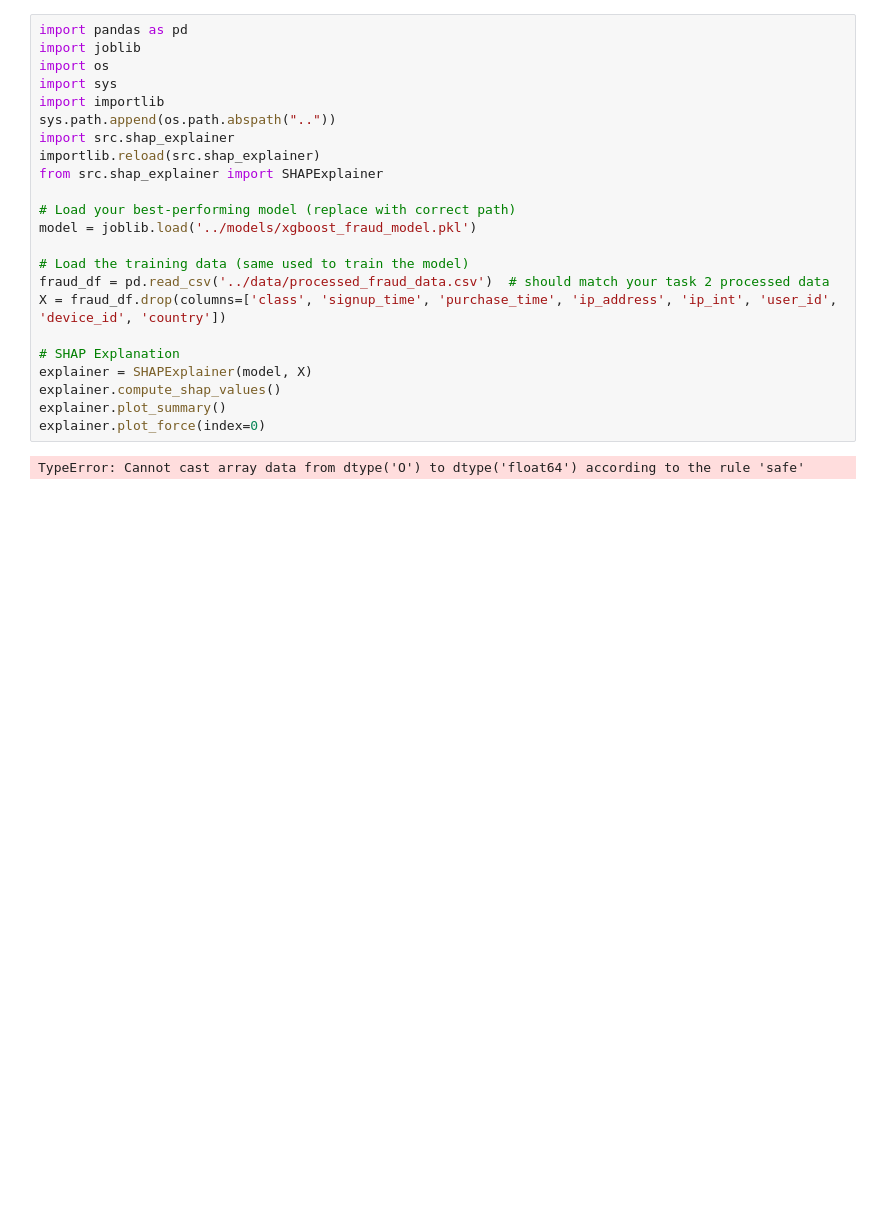
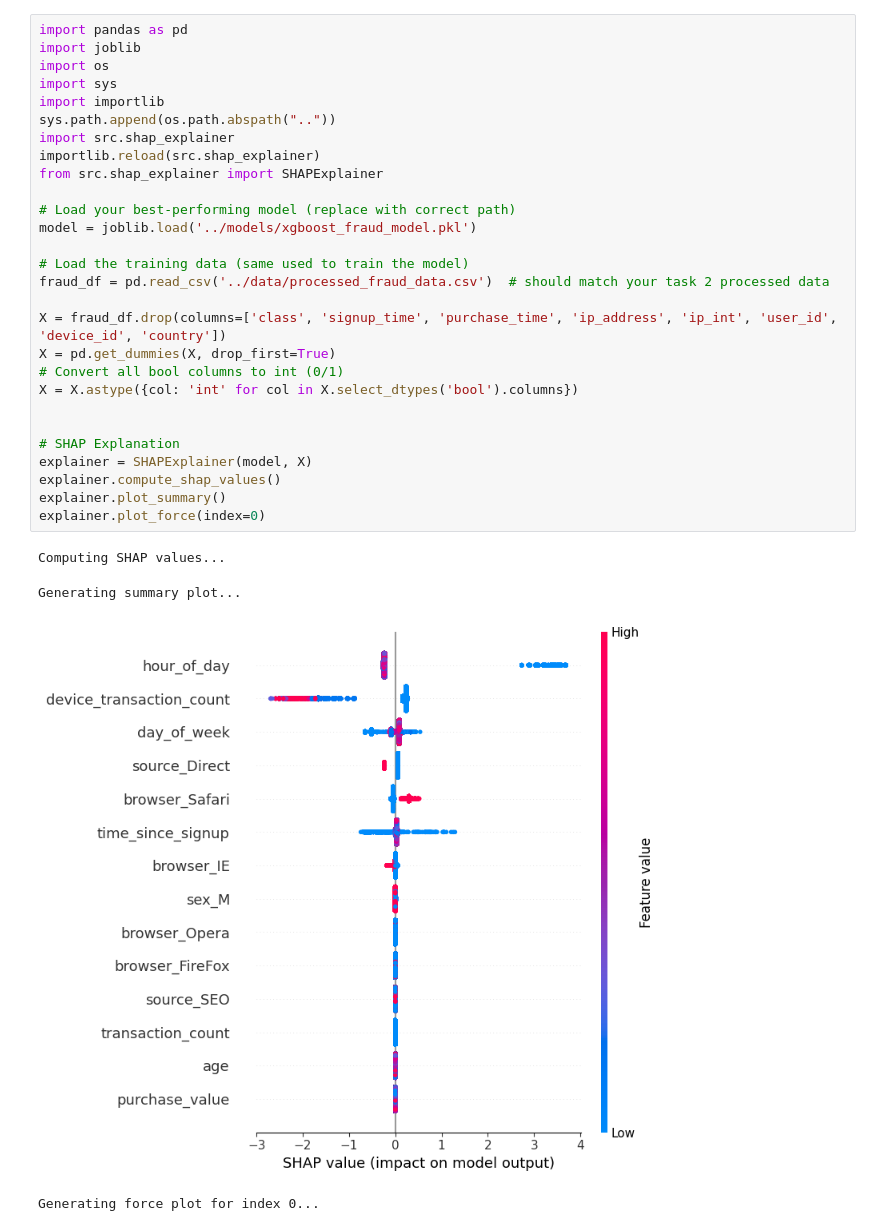
Before and after one commit to hawites/Improved-detection-of-fraud-cases-for-e-commerce-and-bank-transactions, a Jupyter notebook: notebooks/SHAP_Explainability.ipynb, the cells around one changed output. Saved outputs shown, nothing was run; the diff lists cells and outputs as text; blank space fills up the shorter version.

Commit message:
Complete fraud detection project with SHAP explainability

```diff
--- a/notebooks/SHAP_Explainability.ipynb
+++ b/notebooks/SHAP_Explainability.ipynb
@@ -1,25 +1,33 @@
 # %%
 import pandas as pd
 import joblib
 import os
 import sys
 import importlib
 sys.path.append(os.path.abspath(".."))
 import src.shap_explainer
 importlib.reload(src.shap_explainer)
 from src.shap_explainer import SHAPExplainer
 
 # Load your best-performing model (replace with correct path)
 model = joblib.load('../models/xgboost_fraud_model.pkl')
 
 # Load the training data (same used to train the model)
 fraud_df = pd.read_csv('../data/processed_fraud_data.csv')  # should match your task 2 processed data
+
 X = fraud_df.drop(columns=['class', 'signup_time', 'purchase_time', 'ip_address', 'ip_int', 'user_id', 'device_id', 'country'])
+X = pd.get_dummies(X, drop_first=True)
+# Convert all bool columns to int (0/1)
+X = X.astype({col: 'int' for col in X.select_dtypes('bool').columns})
+
 
 # SHAP Explanation
 explainer = SHAPExplainer(model, X)
 explainer.compute_shap_values()
 explainer.plot_summary()
 explainer.plot_force(index=0)
 # %% [output]
-TypeError: Cannot cast array data from dtype('O') to dtype('float64') according to the rule 'safe'
+Computing SHAP values...
+Generating summary plot...
+[figure, added]
+Generating force plot for index 0...
```
Also changed, not shown: parts of 1 cell of this notebook, 9 other files.
